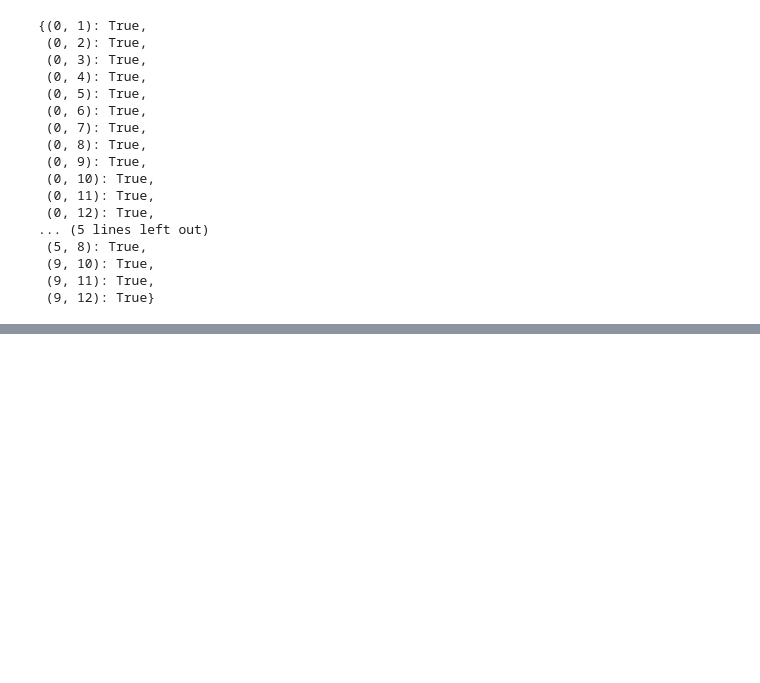
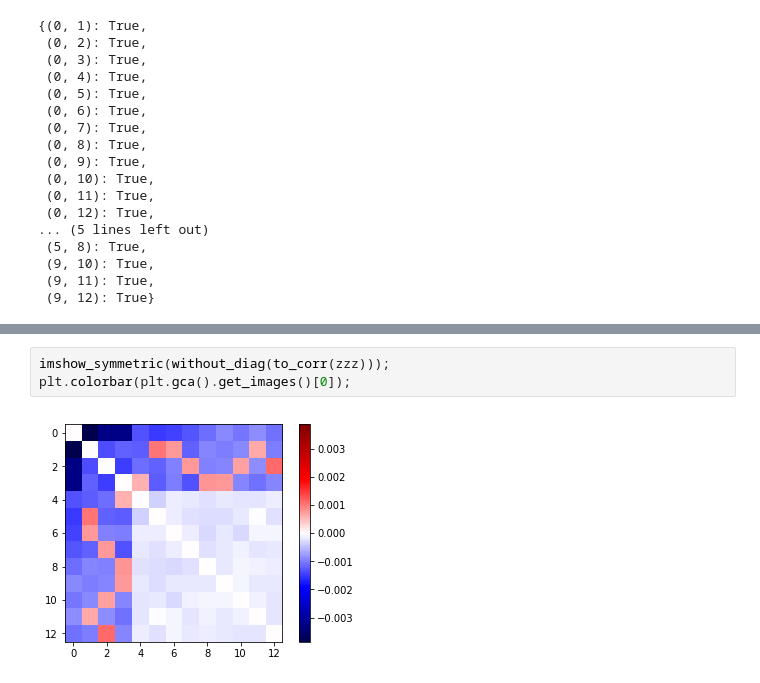
Before and after one commit to aleveren/ucsd-research, a Jupyter notebook: simple-hier-topic-model/topic_cooccurrence.ipynb, the cells around one changed output, grey strips where cells are left out. Drawn from its saved outputs; the diff is of its cells as text; blank space fills up the shorter version.

```diff
--- a/simple-hier-topic-model/topic_cooccurrence.ipynb
+++ b/simple-hier-topic-model/topic_cooccurrence.ipynb
@@ -627,0 +739,5 @@ nx.get_edge_attributes(g, "weight")
+# %%
+imshow_symmetric(without_diag(to_corr(zzz)));
+plt.colorbar(plt.gca().get_images()[0]);
+# %% [output]
+[figure, added]
```
Also changed, not shown: parts of 16 cells of this notebook.
